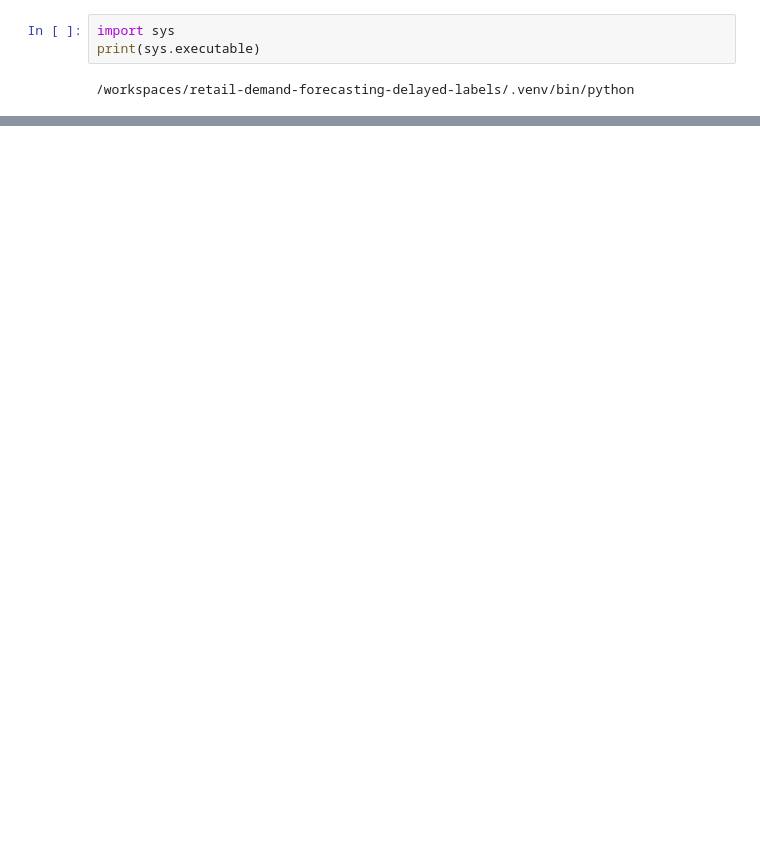
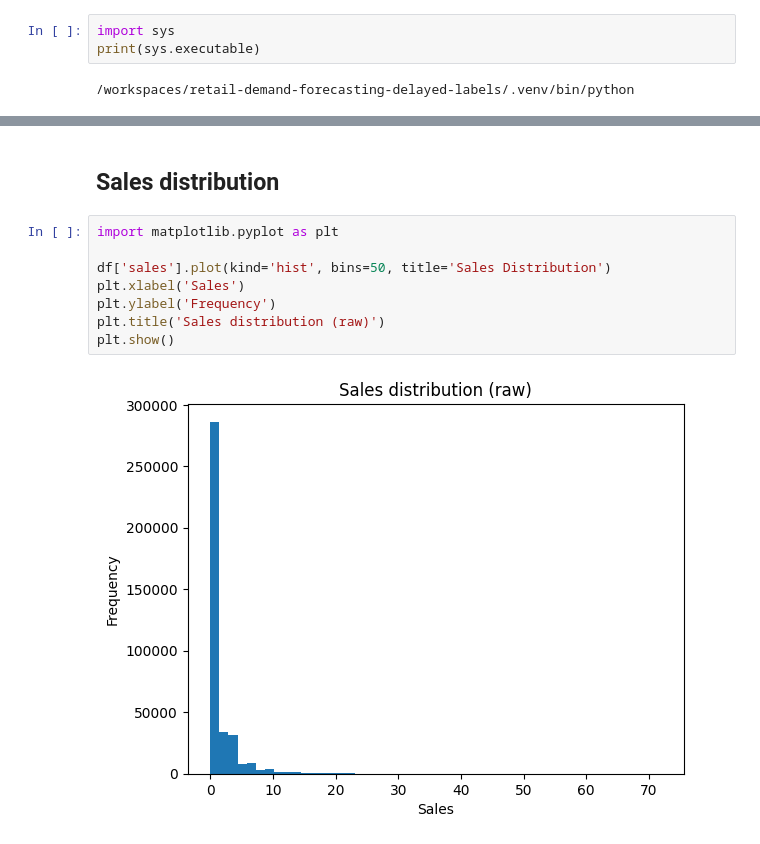
Before and after one commit to badroohiman/retail-demand-forecasting-delayed-labels, a Jupyter notebook: notebooks/01_eda.ipynb, the cells around one changed output, grey strips where cells are left out. Cells and saved outputs as stored; diff of their text form; blank space fills up the shorter version.

```diff
--- a/notebooks/01_eda.ipynb
+++ b/notebooks/01_eda.ipynb
@@ -57,0 +163,12 @@ memory usage: 49.6+ MB
+# %% [markdown]
+## Sales distribution
+# %%
+import matplotlib.pyplot as plt
+
+df['sales'].plot(kind='hist', bins=50, title='Sales Distribution')
+plt.xlabel('Sales')
+plt.ylabel('Frequency')
+plt.title('Sales distribution (raw)')
+plt.show()
+# %% [output]
+[figure, added]
```
Also changed, not shown: parts of 38 cells of this notebook, 7 other files.
